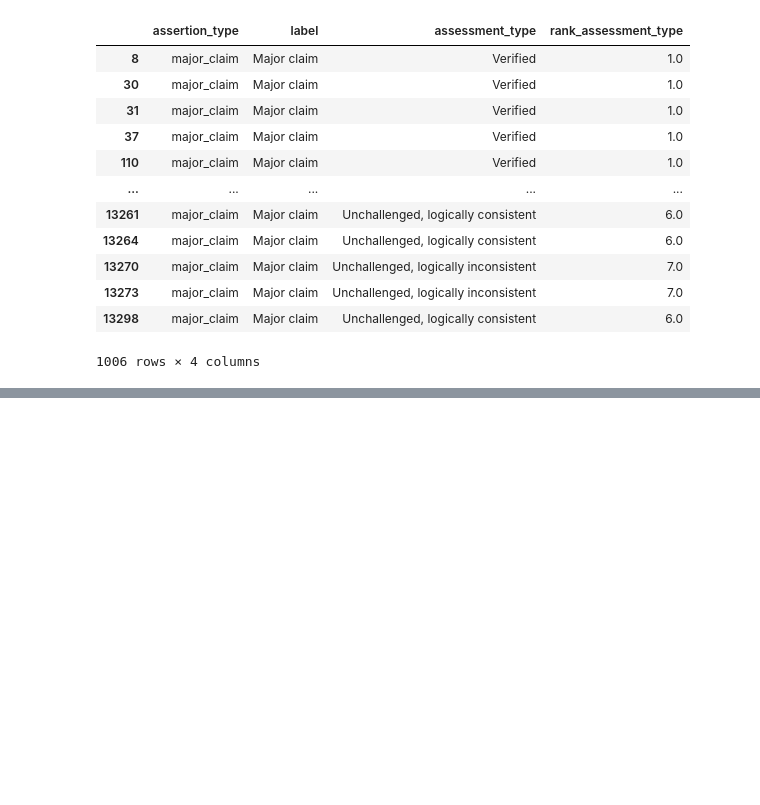
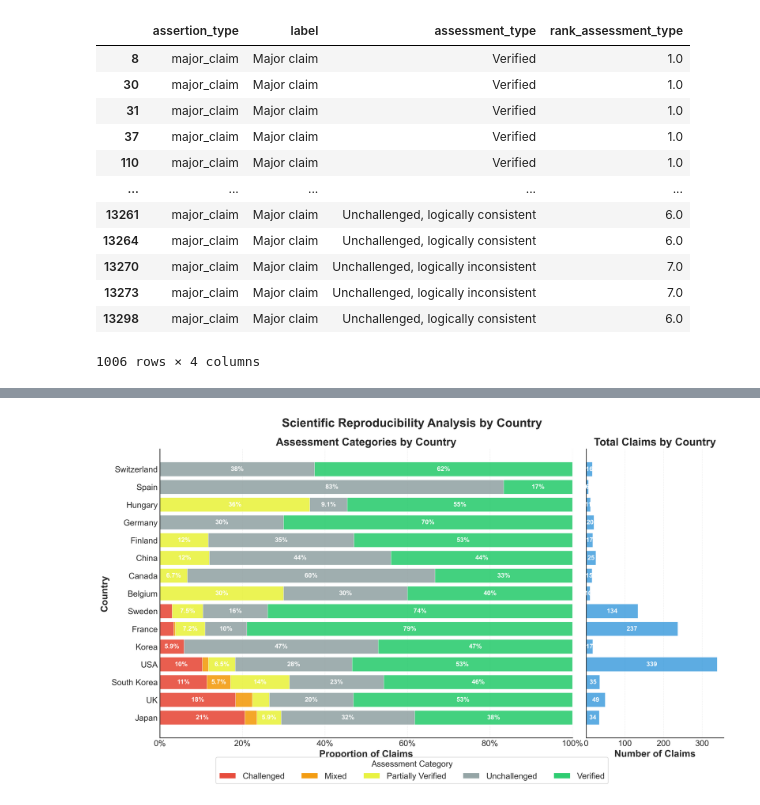
Before and after one commit to jcblemai/drosophila-reproducibility, a Jupyter notebook: analysis_claims.ipynb, the cells around one changed output, grey strips where cells are left out. Cells and saved outputs as stored; diff of their text form; code cells hidden in the pictures; blank space fills up the shorter version.

```diff
--- a/analysis_claims.ipynb
+++ b/analysis_claims.ipynb
@@ -252,3 +330,5 @@ fig.write_html('figures/fig1_claims_sankey.html')
+# %%
+to_plot = country_metrics
 # %%
 import pandas as pd
 import matplotlib.pyplot as plt
@@ -725,6 +799,12 @@ def create_author_metric(author_claims):
 
     return author_metrics
 # %%
+# Import necessary modules
+from matplotlib.patches import Patch
+from matplotlib.ticker import PercentFormatter
+import numpy as np
+import matplotlib.pyplot as plt
+
 # Define colors for categories
 ASSESSMENT_COLORS = plot_info.ASSESSMENT_COLORS
 
@@ -734,7 +814,7 @@ ASSESSMENT_ORDER = plot_info.ASSESSMENT_ORDER
 
 def create_two_panel_country_chart(
     df,
-    country_col='Country',
+    country_col='country',
     min_claims=0,
     sort_by='Challenged_prop',
     title="Reproducibility Analysis by Country",
@@ -748,7 +828,7 @@ def create_two_panel_country_chart(
     -----------
     df : pandas DataFrame
         The dataframe with country-level data
-    country_col : str, default='Country'
+    country_col : str, default='country'
         Column name for country
     min_claims : int, default=5
         Minimum number of claims for a country to be included
@@ -901,32 +981,34 @@ def create_two_panel_country_chart(
     # Add legend below the figure
     handles = [Patch(facecolor=ASSESSMENT_COLORS[cat], edgecolor='white', label=cat) for cat in ASSESSMENT_ORDER]
     fig.legend(
         handles=handles,
         loc='lower center',
         ncol=len(ASSESSMENT_ORDER),
         frameon=True,
         framealpha=0.9,
         edgecolor='lightgray',
         title="Assessment Category",
         bbox_to_anchor=(0.5, 0.02)  # FIXED: Adjusted position
     )
 
     # Add main title
     fig.suptitle(title, fontsize=BIGGER_SIZE+2, fontweight='bold', y=0.98)
 
     # FIXED: Better layout adjustment
     plt.tight_layout()
     plt.subplots_adjust(bottom=0.15, top=0.90, wspace=0.05)
 
     return fig, (ax1, ax2)
 
 
 # Example usage for two-panel chart:
 fig, (ax1, ax2) = create_two_panel_country_chart(
     df=to_plot,
     min_claims=5,
     sort_by='Challenged_prop',
     title="Scientific Reproducibility Analysis by Country"
 )
-
-# plt.savefig('country_stacked_chart.png', dpi=300, bbox_inches='tight')
+# TODO: sort then on opartially verified.
+plt.savefig('figures/figXC_country.png', dpi=300, bbox_inches='tight')
+# %% [output]
+[figure, added]
```
Also changed, not shown: parts of 6 cells of this notebook, 4 other files.
